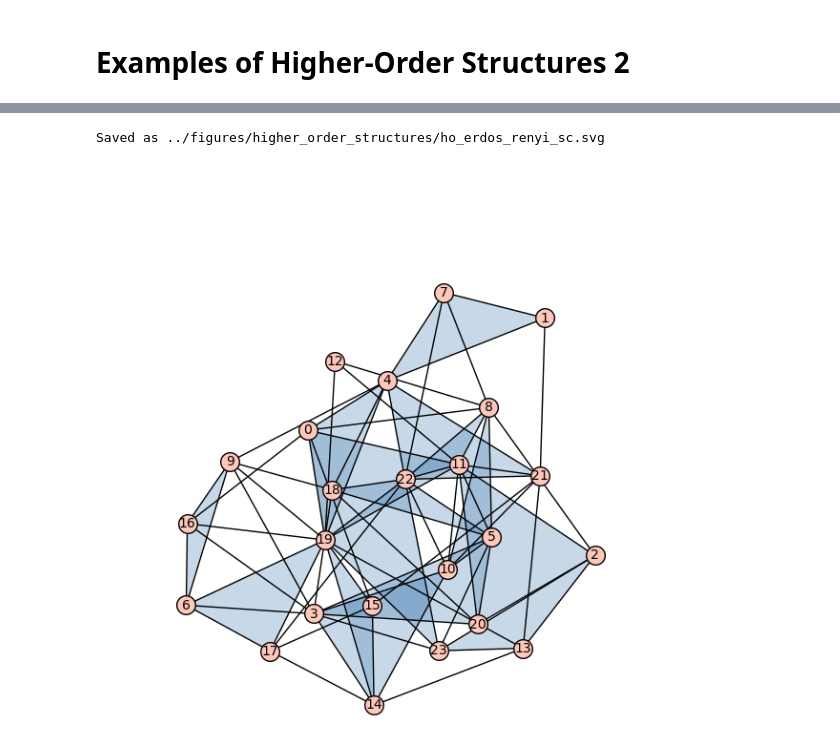
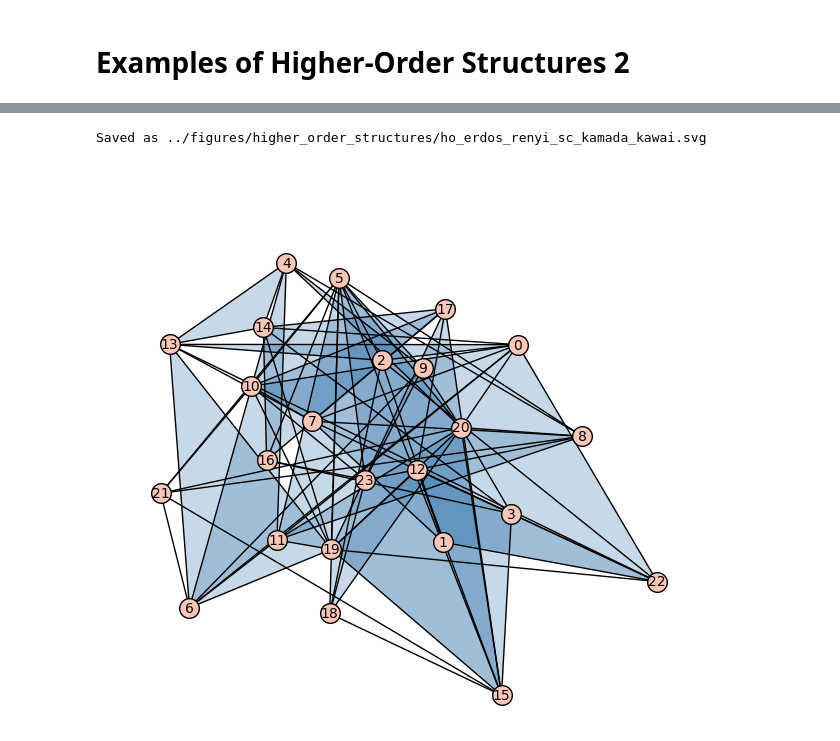
Before and after one commit to markolalovic/higher-order-contagion, a Jupyter notebook: notebooks/examples_of_ho_structures_2.ipynb, the cells around one changed output, grey strips where cells are left out. Saved outputs shown, nothing was run; the diff lists cells and outputs as text; code cells hidden in the pictures.

```diff
--- a/notebooks/examples_of_ho_structures_2.ipynb
+++ b/notebooks/examples_of_ho_structures_2.ipynb
@@ -45,6 +47,7 @@ draw_hypergraph(g_sc, positions)
 # %%
-file_name = "../figures/higher_order_structures/ho_erdos_renyi_sc.svg"
-draw_hypergraph(g_sc, pos=positions, fname=file_name)
+positions = nx.kamada_kawai_layout(nx_graph_for_layout)
+file_name = "../figures/higher_order_structures/ho_erdos_renyi_sc_kamada_kawai.svg"
+draw_hypergraph(g_sc, positions, file_name)
 # %% [output]
-Saved as ../figures/higher_order_structures/ho_erdos_renyi_sc.svg
+Saved as ../figures/higher_order_structures/ho_erdos_renyi_sc_kamada_kawai.svg
-[figure, old version]
+[figure, new version]
```
Also changed, not shown: parts of 3 cells of this notebook, 16 other files.
